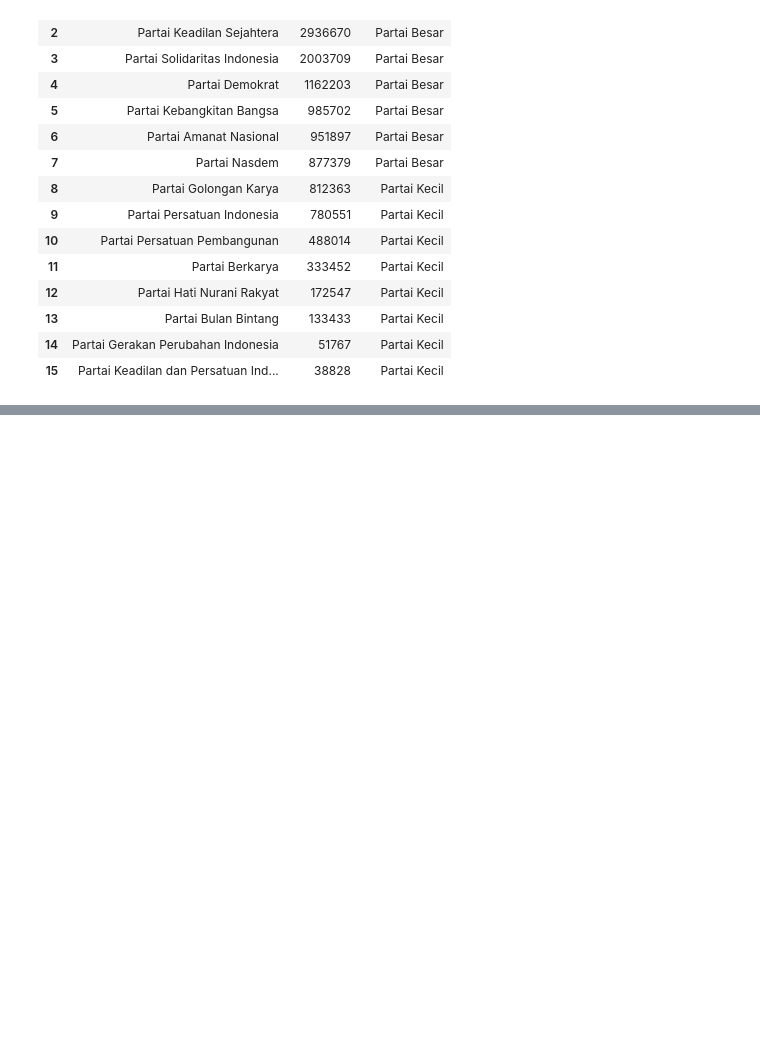
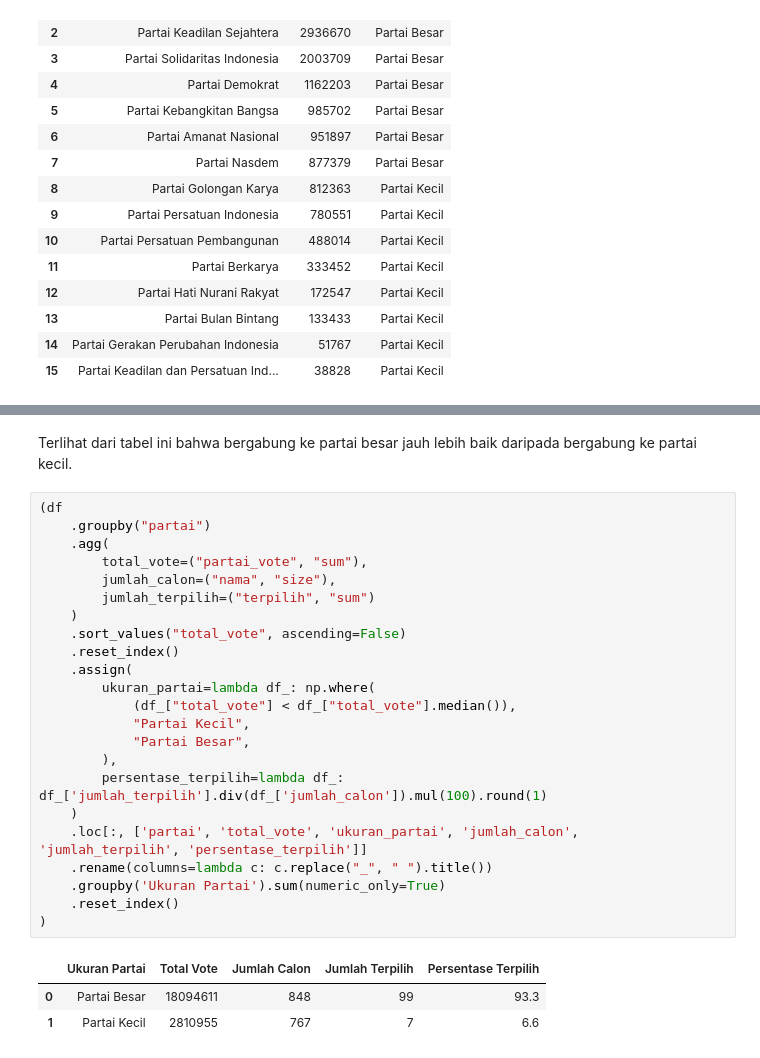
Before and after one commit to danjelito/pemilu-dki-2019, a Jupyter notebook: src/report.ipynb, the cells around one changed output, grey strips where cells are left out. Saved outputs shown, nothing was run; the diff lists cells and outputs as text; blank space fills up the shorter version.

```diff
--- a/src/report.ipynb
+++ b/src/report.ipynb
@@ -47,0 +99,29 @@ Berikut adalah tabel partai, total vote beserta ukurannya.
+# %% [markdown]
+Terlihat dari tabel ini bahwa bergabung ke partai besar jauh lebih baik daripada bergabung ke partai kecil.
+# %%
+(df
+    .groupby("partai")
+    .agg(
+        total_vote=("partai_vote", "sum"),
+        jumlah_calon=("nama", "size"),
+        jumlah_terpilih=("terpilih", "sum")
+    )
+    .sort_values("total_vote", ascending=False)
+    .reset_index()
+    .assign(
+        ukuran_partai=lambda df_: np.where(
+            (df_["total_vote"] < df_["total_vote"].median()),
+            "Partai Kecil",
+            "Partai Besar",
+        ),
+        persentase_terpilih=lambda df_: df_['jumlah_terpilih'].div(df_['jumlah_calon']).mul(100).round(1)
+    )
+    .loc[:, ['partai', 'total_vote', 'ukuran_partai', 'jumlah_calon', 'jumlah_terpilih', 'persentase_terpilih']]
+    .rename(columns=lambda c: c.replace("_", " ").title())
+    .groupby('Ukuran Partai').sum(numeric_only=True)
+    .reset_index()
+)
+# %% [output]
+|  | Ukuran Partai | Total Vote | Jumlah Calon | Jumlah Terpilih | Persentase Terpilih |
+| 0 | Partai Besar | 18094611 | 848 | 99 | 93.3 |
+| 1 | Partai Kecil | 2810955 | 767 | 7 | 6.6 |
```
Also changed, not shown: parts of 10 cells of this notebook, 2 other files.
